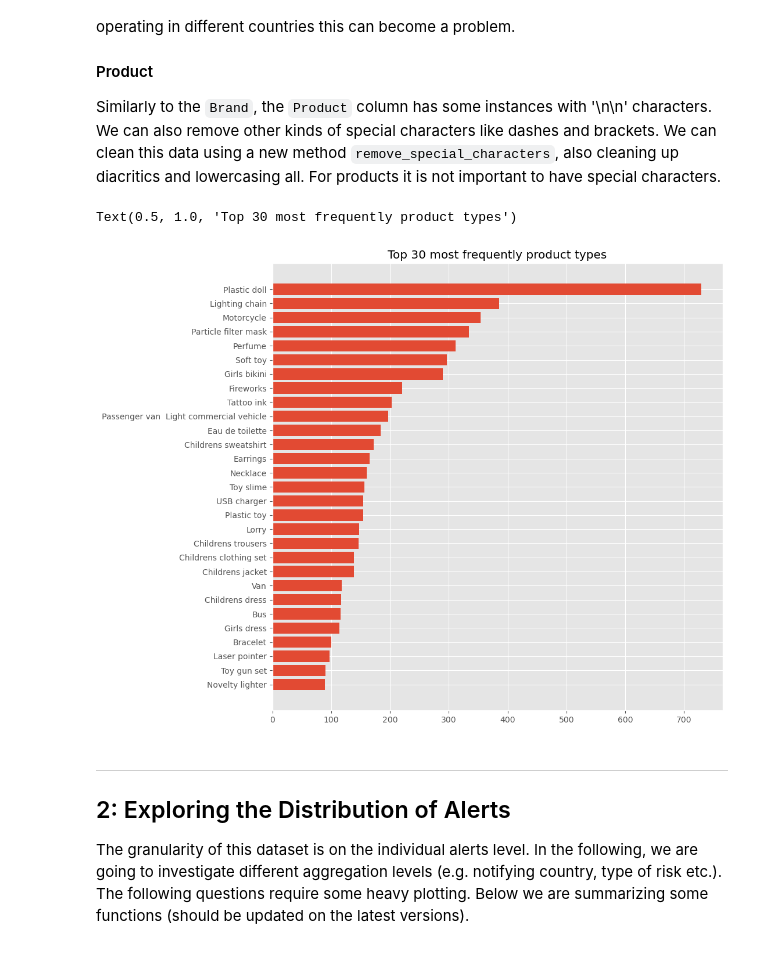
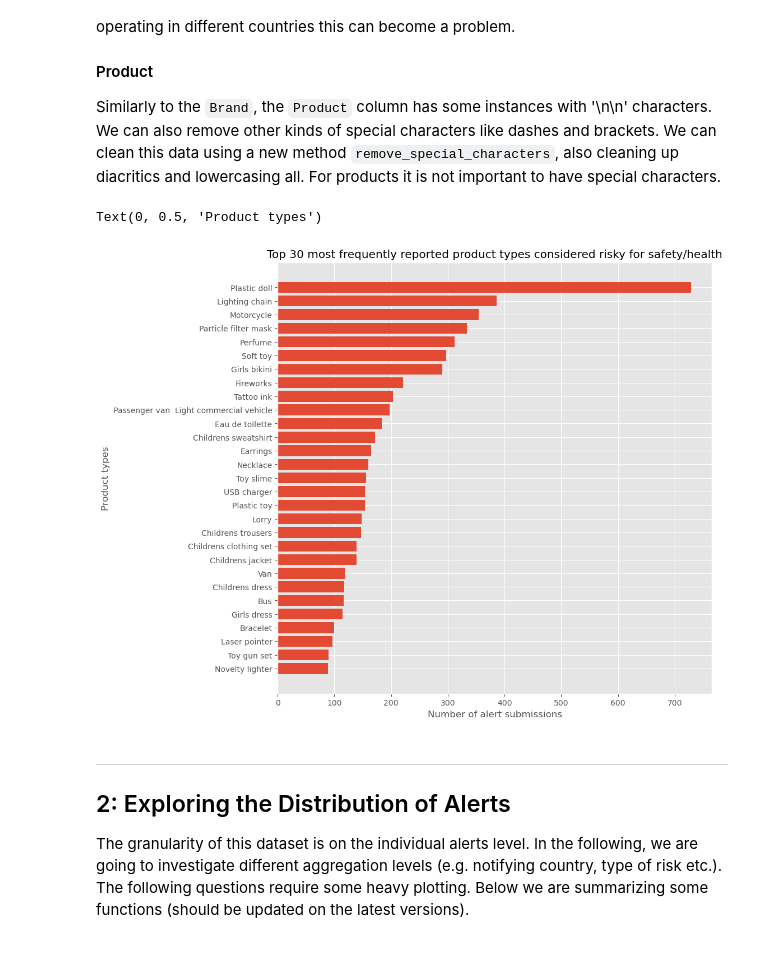
Before and after one commit to noah18c/Data_analysis, a Jupyter notebook: clinic_1/clinic1-2024.ipynb, the cells around one changed output. Saved outputs shown, nothing was run; the diff lists cells and outputs as text; code cells hidden in the pictures.

```diff
--- a/clinic_1/clinic1-2024.ipynb
+++ b/clinic_1/clinic1-2024.ipynb
@@ -486,26 +506,28 @@ Similarly to the ``Brand``, the ``Product`` column has some instances with '\n\n
 # %%
 import re
 # method for removing special characters
 def remove_special_characters(input_str:str):
     cleaned_str = re.sub(r'[^\w\s]', '', input_str)
     return cleaned_str
 
 # applying the method to all instances within the column
 df['Product'] = df['Product'].astype(str)
 df['Product'] = df['Product'].apply(remove_special_characters)
 df['Product'] = df['Product'].apply(lambda x: pd.NA if 'na' in x.lower() else x)
 
 
 # Show new distribution without the diacritics,\n, and lowercasing everything
 product = df["Product"].value_counts().sort_values(ascending=False).head(30)[1:]
 fig = plt.figure(figsize=(10, 10))
 my_plot = fig.add_subplot(1,1,1)
 my_plot.barh(product.index, product.values)
 my_plot.invert_yaxis()
-my_plot.set_title("Top 30 most frequently product types")
+my_plot.set_title("Top 30 most frequently reported product types considered risky for safety/health")
+my_plot.set_xlabel("Number of alert submissions")
+my_plot.set_ylabel("Product types")
 # %% [output]
-Text(0.5, 1.0, 'Top 30 most frequently product types')
+Text(0, 0.5, 'Product types')
-[figure, old version]
+[figure, new version]
 # %% [markdown]
 ---
 ## 2: Exploring the Distribution of Alerts
```
Also changed, not shown: parts of 9 cells of this notebook.
